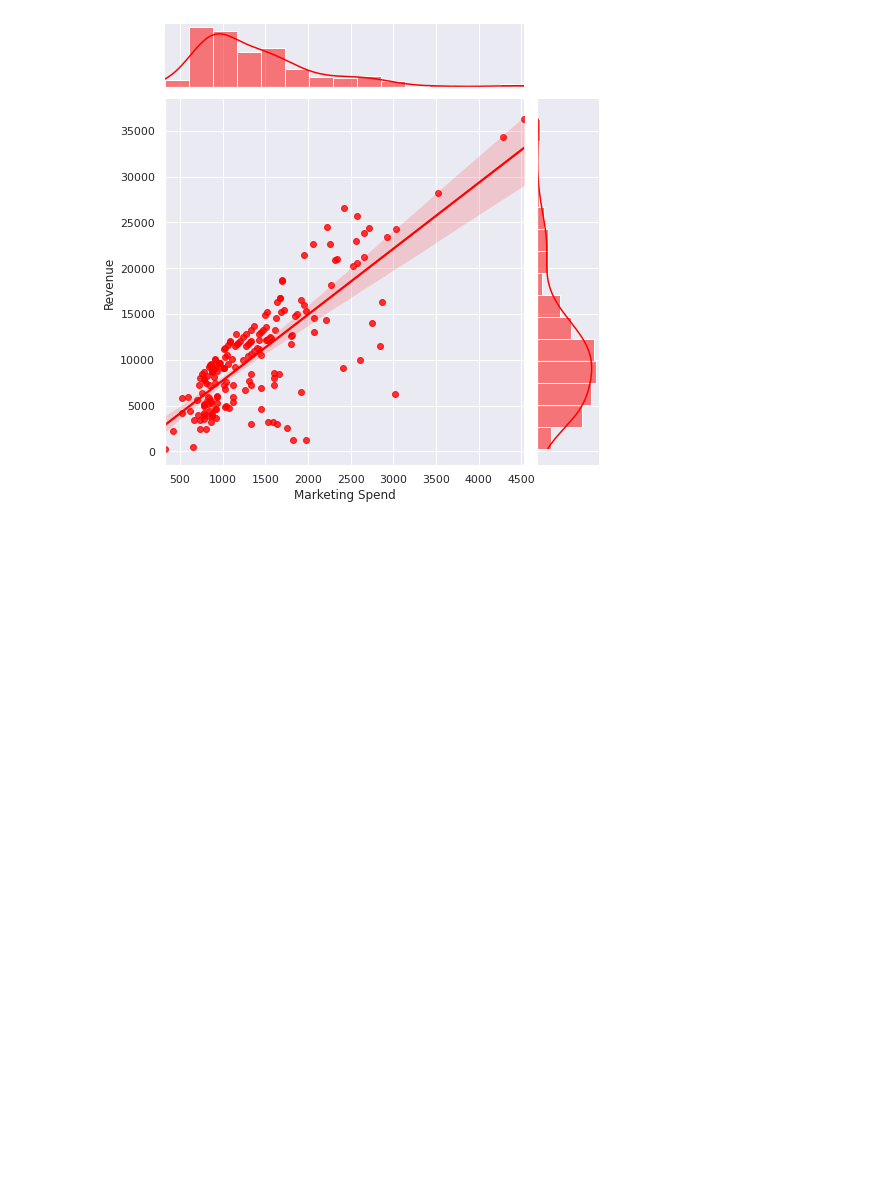
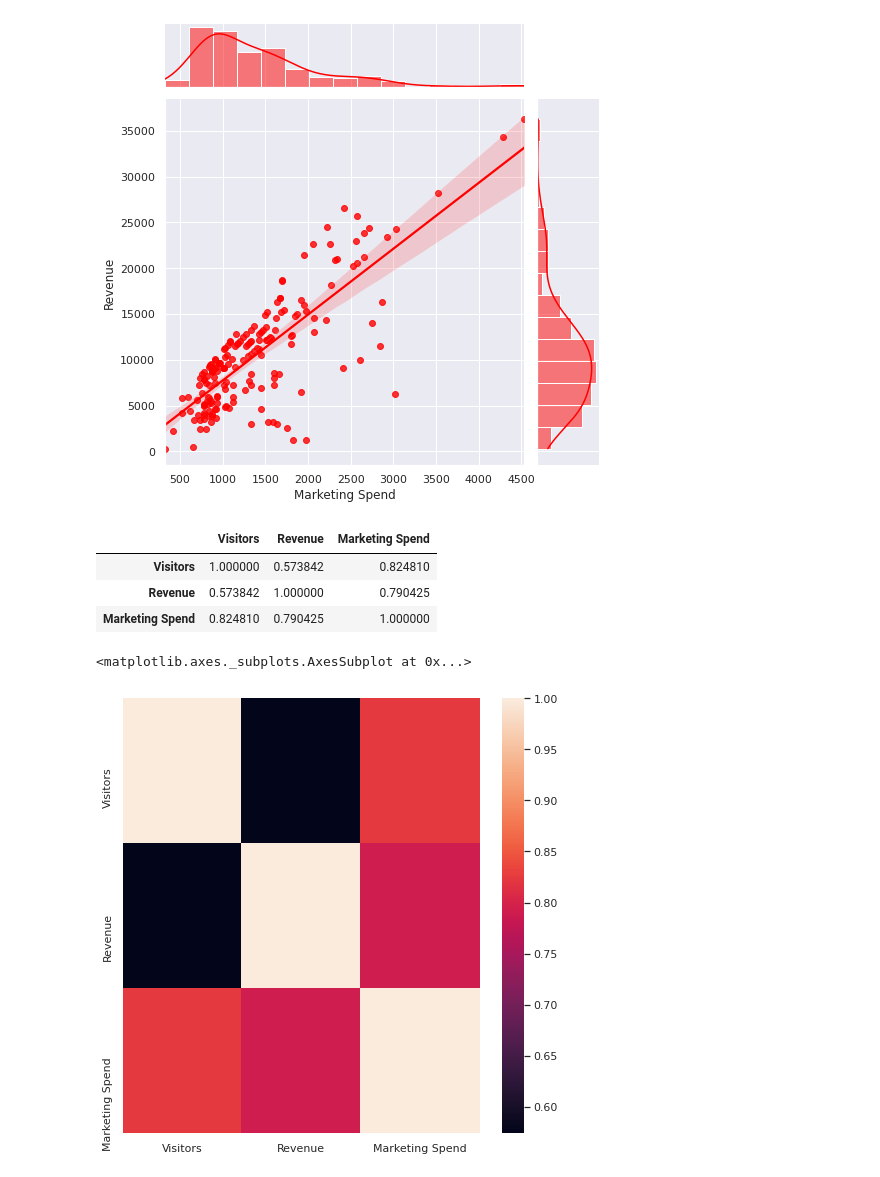
Before and after one commit to GiselaCS/Mujeres_Digitales, a Jupyter notebook: Clase26agosto.ipynb, the cells around one changed output. Saved outputs shown, nothing was run; the diff lists cells and outputs as text; code cells hidden in the pictures; blank space fills up the shorter version.

```diff
--- a/Clase26agosto.ipynb
+++ b/Clase26agosto.ipynb
@@ -270,3 +270,18 @@ sb.jointplot('Marketing Spend', 'Revenue', data=data, color='red', height=7, kin
 # %% [output]
 <seaborn.axisgrid.JointGrid at 0x...>
 [figure]
+# %%
+sb.set(rc={'figure.figsize':(8,8)})
+cor = data[['Visitors', 'Revenue','Marketing Spend']].corr()
+cor
+# %% [output]
+|  | Visitors | Revenue | Marketing Spend |
+| Visitors | 1.000000 | 0.573842 | 0.824810 |
+| Revenue | 0.573842 | 1.000000 | 0.790425 |
+| Marketing Spend | 0.824810 | 0.790425 | 1.000000 |
+# %%
+#mapa de calor
+sb.heatmap(cor)
+# %% [output]
+<matplotlib.axes._subplots.AxesSubplot at 0x...>
+[figure, added]
```
